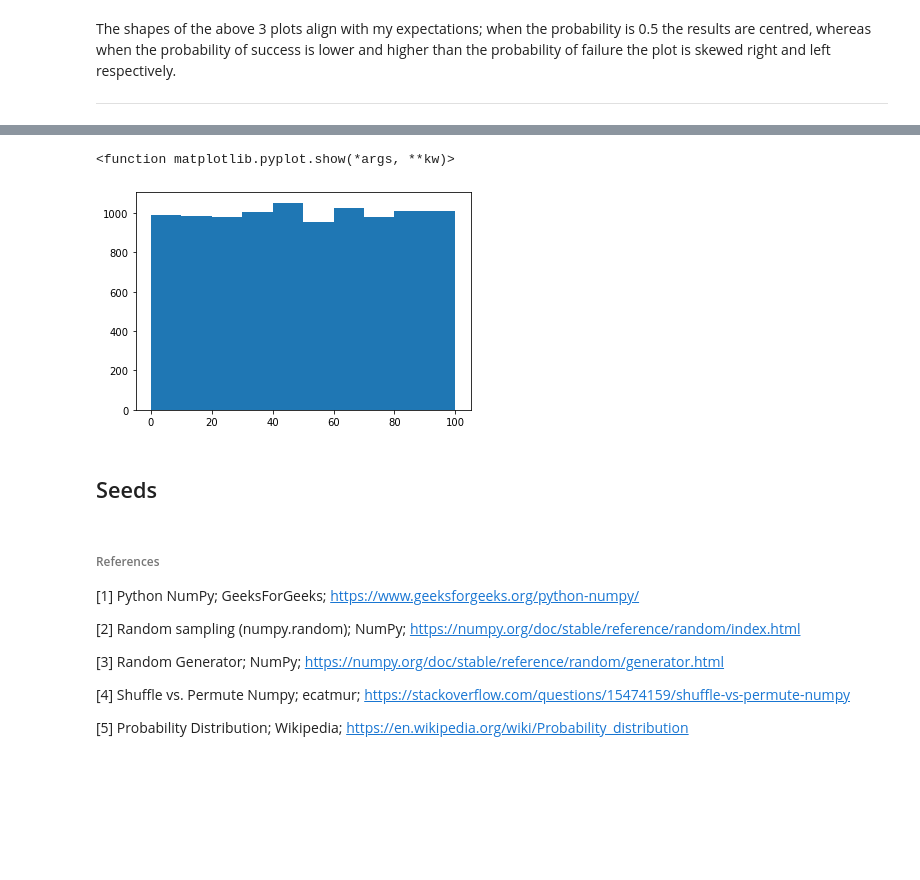
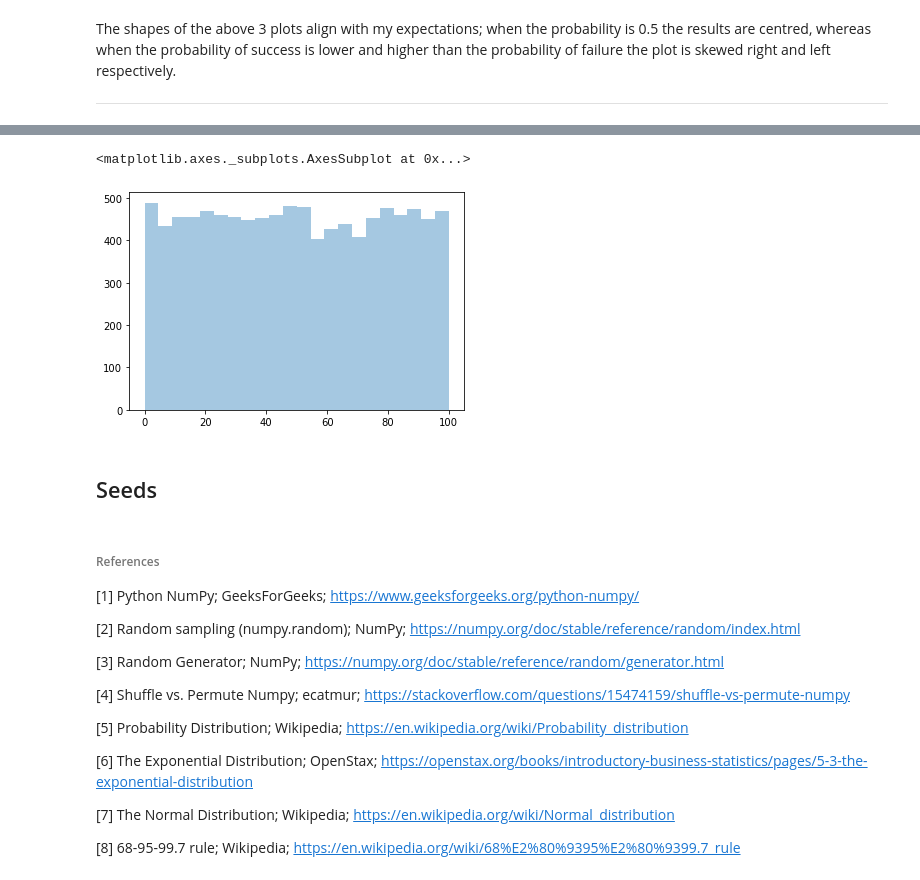
Before and after one commit to dervlac/numpy-assignment, a Jupyter notebook: NumPy Analysis.ipynb, the cells around one changed output, grey strips where cells are left out. Saved outputs shown, nothing was run; the diff lists cells and outputs as text; code cells hidden in the pictures; blank space fills up the shorter version.

```diff
--- a/NumPy Analysis.ipynb
+++ b/NumPy Analysis.ipynb
@@ -301,10 +353,9 @@ plt.show
 # %%
-u_dist = rng.uniform(low=0,high=100,size=10000)
-plt.hist(u_dist)
-plt.show
+u_dist1 = rng.uniform(low=0,high=100,size=10000)
+sns.distplot(u_dist1,kde=False)
 # %% [output]
-<function matplotlib.pyplot.show(*args, **kw)>
+<matplotlib.axes._subplots.AxesSubplot at 0x...>
-[figure, old version]
+[figure, new version]
 # %% [markdown]
 ## Seeds
 # %% [markdown]
@@ -318,3 +369,9 @@ plt.show
 [4] Shuffle vs. Permute Numpy; ecatmur; https://stackoverflow.com/questions/15474159/shuffle-vs-permute-numpy
 
 [5] Probability Distribution; Wikipedia; https://en.wikipedia.org/wiki/Probability_distribution
+
+[6] The Exponential Distribution; OpenStax; https://openstax.org/books/introductory-business-statistics/pages/5-3-the-exponential-distribution
+
+[7] The Normal Distribution; Wikipedia; https://en.wikipedia.org/wiki/Normal_distribution
+
+[8] 68-95-99.7 rule; Wikipedia; https://en.wikipedia.org/wiki/68%E2%80%9395%E2%80%9399.7_rule
```
Also changed, not shown: parts of 31 cells of this notebook.
